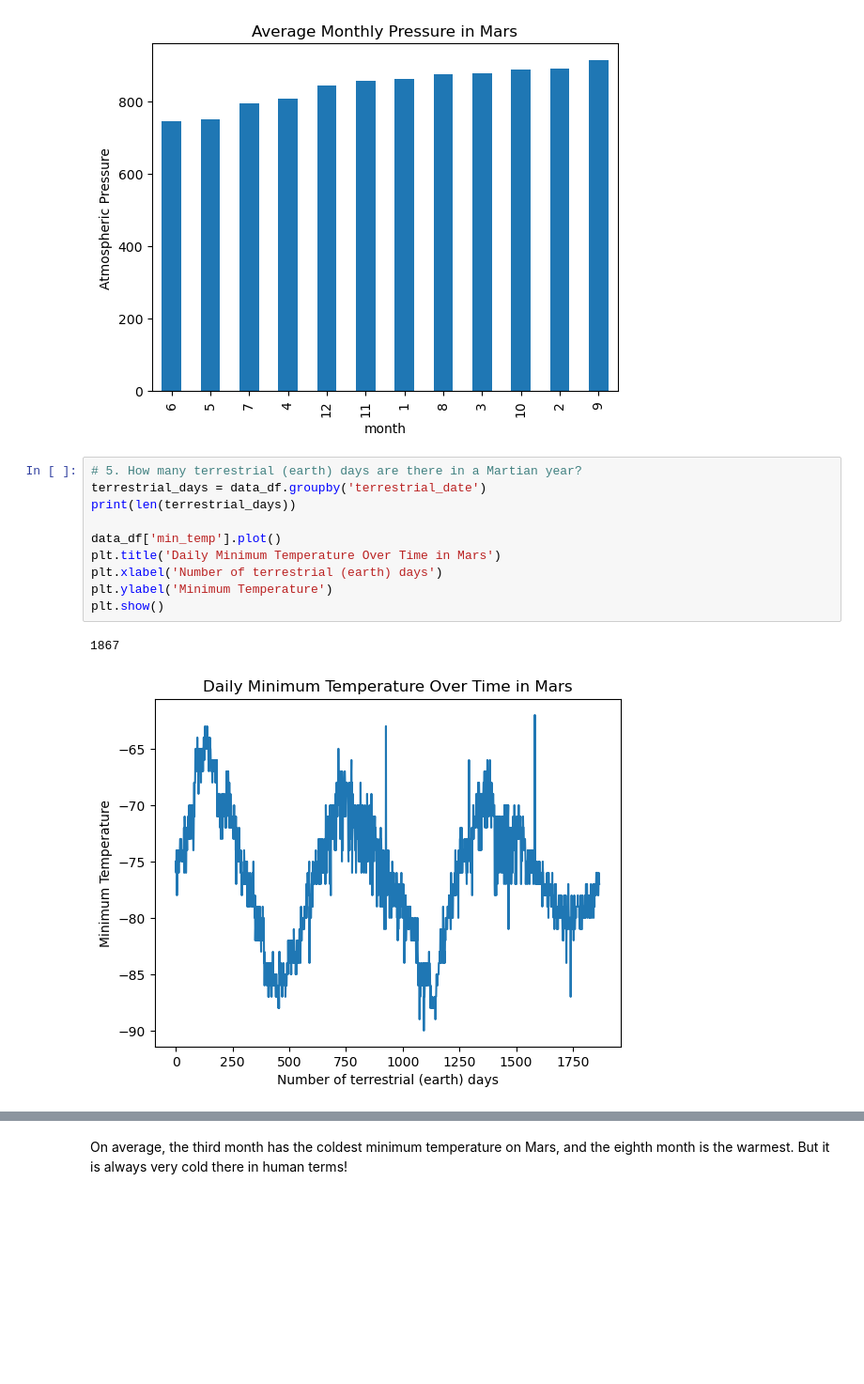
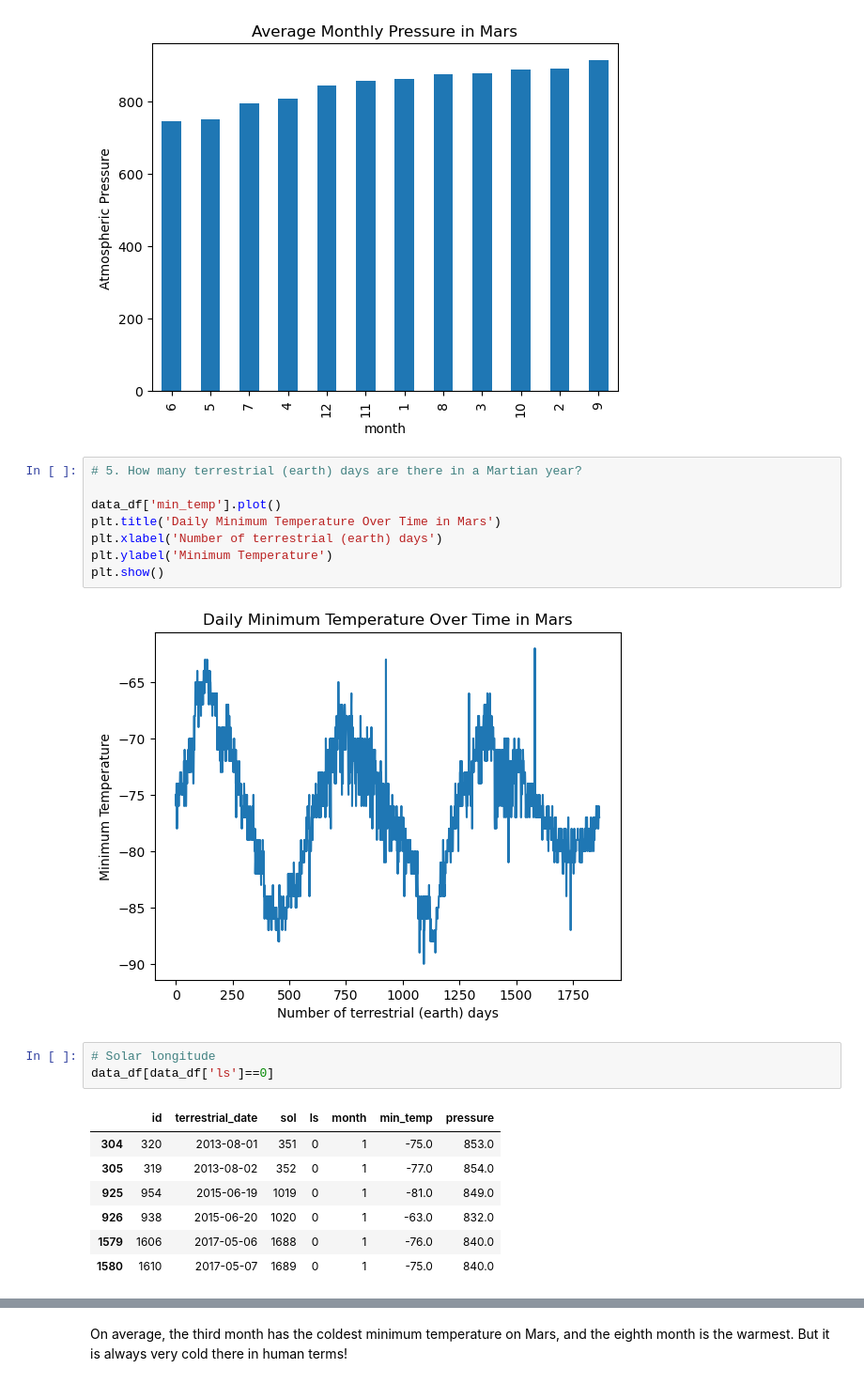
Before and after one commit to hatkiet/Web-scraping-challenge, a Jupyter notebook: part_2_mars_weather.ipynb, the cells around one changed output, grey strips where cells are left out. Shown: that part at 94% size. Drawn from its saved outputs; the diff is of its cells as text; blank space fills up the shorter version.

```diff
--- a/part_2_mars_weather.ipynb
+++ b/part_2_mars_weather.ipynb
@@ -260,8 +281,6 @@ plt.show()
 [figure]
 # %%
 # 5. How many terrestrial (earth) days are there in a Martian year?
-terrestrial_days = data_df.groupby('terrestrial_date')
-print(len(terrestrial_days))
 
 data_df['min_temp'].plot()
 plt.title('Daily Minimum Temperature Over Time in Mars')
@@ -269,5 +288,15 @@ plt.xlabel('Number of terrestrial (earth) days')
 plt.ylabel('Minimum Temperature')
 plt.show()
 # %% [output]
-1867
 [figure]
+# %%
+# Solar longitude
+data_df[data_df['ls']==0]
+# %% [output]
+|  | id | terrestrial_date | sol | ls | month | min_temp | pressure |
+| 304 | 320 | 2013-08-01 | 351 | 0 | 1 | -75.0 | 853.0 |
+| 305 | 319 | 2013-08-02 | 352 | 0 | 1 | -77.0 | 854.0 |
+| 925 | 954 | 2015-06-19 | 1019 | 0 | 1 | -81.0 | 849.0 |
+| 926 | 938 | 2015-06-20 | 1020 | 0 | 1 | -63.0 | 832.0 |
+| 1579 | 1606 | 2017-05-06 | 1688 | 0 | 1 | -76.0 | 840.0 |
+| 1580 | 1610 | 2017-05-07 | 1689 | 0 | 1 | -75.0 | 840.0 |
```
Also changed, not shown: parts of 4 cells of this notebook.
